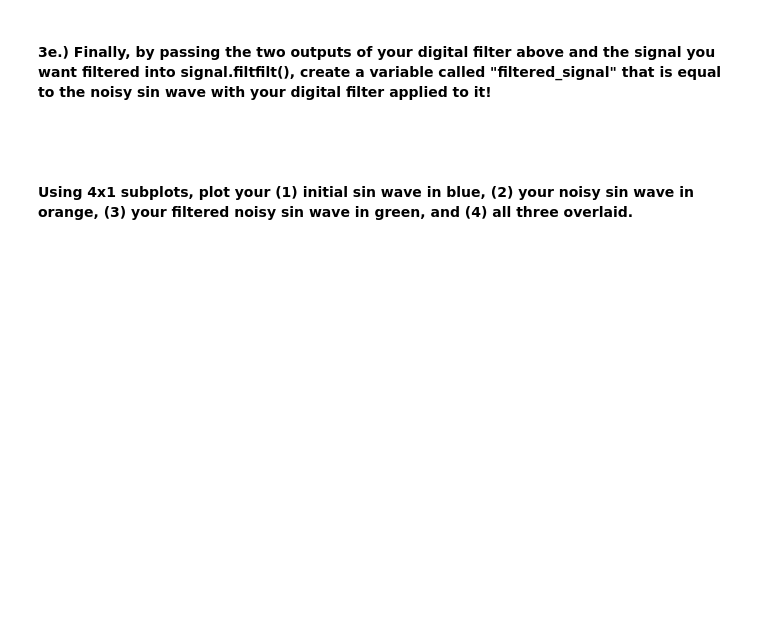
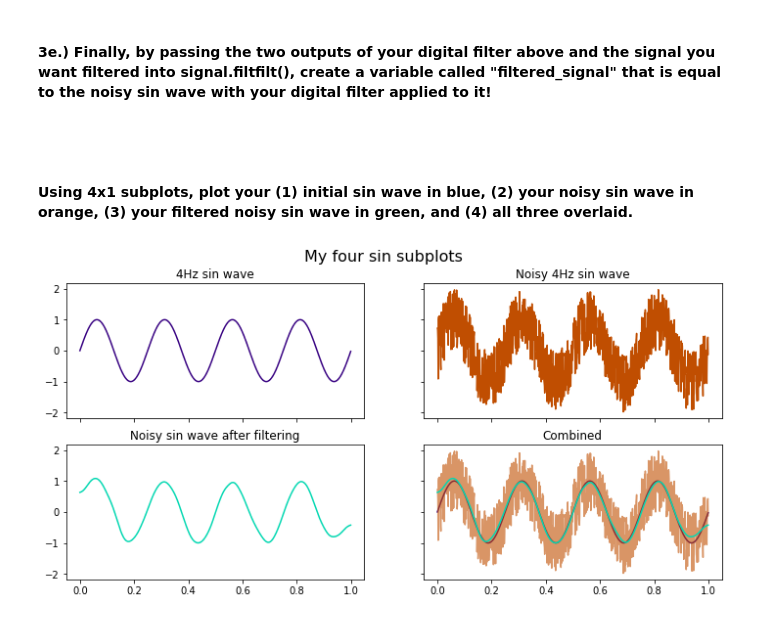
Before and after one commit to jenlscribner/PythonDataCourse, a Jupyter notebook: Homeworks/HW3/HW3_Part_1_soln-jls.ipynb, the cells around one changed output. Cells and saved outputs as stored; diff of their text form; code cells hidden in the pictures; blank space fills up the shorter version.

```diff
--- a/Homeworks/HW3/HW3_Part_1_soln-jls.ipynb
+++ b/Homeworks/HW3/HW3_Part_1_soln-jls.ipynb
@@ -173,10 +176,42 @@ plt.show()
 <br>
 #### To make this code readable to future users, assign the sampling frequency to a variable "fs" and comment your code well.
 # %%
-fs = 10 # cutoff freq [Hz]
-
-b, a = signal.butter(2, fs, btype='lowpass', analog=False, output='ba')
+dt = 0.001 # timestep
+fs = 1/dt  # sampling frequency [Hz]
+cut = 10   # desired cutoff freq [Hz]
+# Generate 2nd order, low-pass digital filter with normalized cutoff freq of 10Hz
+b, a = signal.butter(2, cut/(fs/2), btype='lowpass', analog=False, output='ba')
 # %% [markdown]
 #### 3e.) Finally, by passing the two outputs of your digital filter above and the signal you want filtered into signal.filtfilt(), create a variable called "filtered_signal" that is equal to the noisy sin wave with your digital filter applied to it!
 <br><br>
 #### Using 4x1 subplots, plot your (1) initial sin wave in blue, (2) your noisy sin wave in orange, (3) your filtered noisy sin wave in green, and (4) all three overlaid.
+# %%
+filtered_signal = signal.filtfilt(b, a, noisy_sin)
+# %%
+fig, ax = plt.subplots(2,2, figsize=(12,6), sharey=True, sharex=True)
+
+ax[0,0].plot(t, sin, color='xkcd:indigo')
+ax[0,0].set_title('4Hz sin wave')
+
+ax[0,1].plot(t, noisy_sin, color='xkcd:burnt orange')
+ax[0,1].set_title('Noisy 4Hz sin wave')
+
+ax[1,0].plot(t, filtered_signal, color='xkcd:aquamarine')
+ax[1,0].set_title('Noisy sin wave after filtering')
+
+ax[1,1].plot(t, sin, color='xkcd:indigo')
+ax[1,1].plot(t, noisy_sin, color='xkcd:burnt orange', alpha=0.6)
+ax[1,1].plot(t, filtered_signal, color='xkcd:aquamarine')
+ax[1,1].set_title('Combined')
+
+fig.suptitle('My four sin subplots', fontsize=16)
+plt.subplots_adjust(left = 0.125,
+                  right = 0.9,
+                  bottom = 0.2,
+                  top = 0.9,
+                  wspace = 0.2,
+                  hspace = 0.2)
+
+plt.show()
+# %% [output]
+[figure, added]
```
Also changed, not shown: parts of 7 cells of this notebook.
